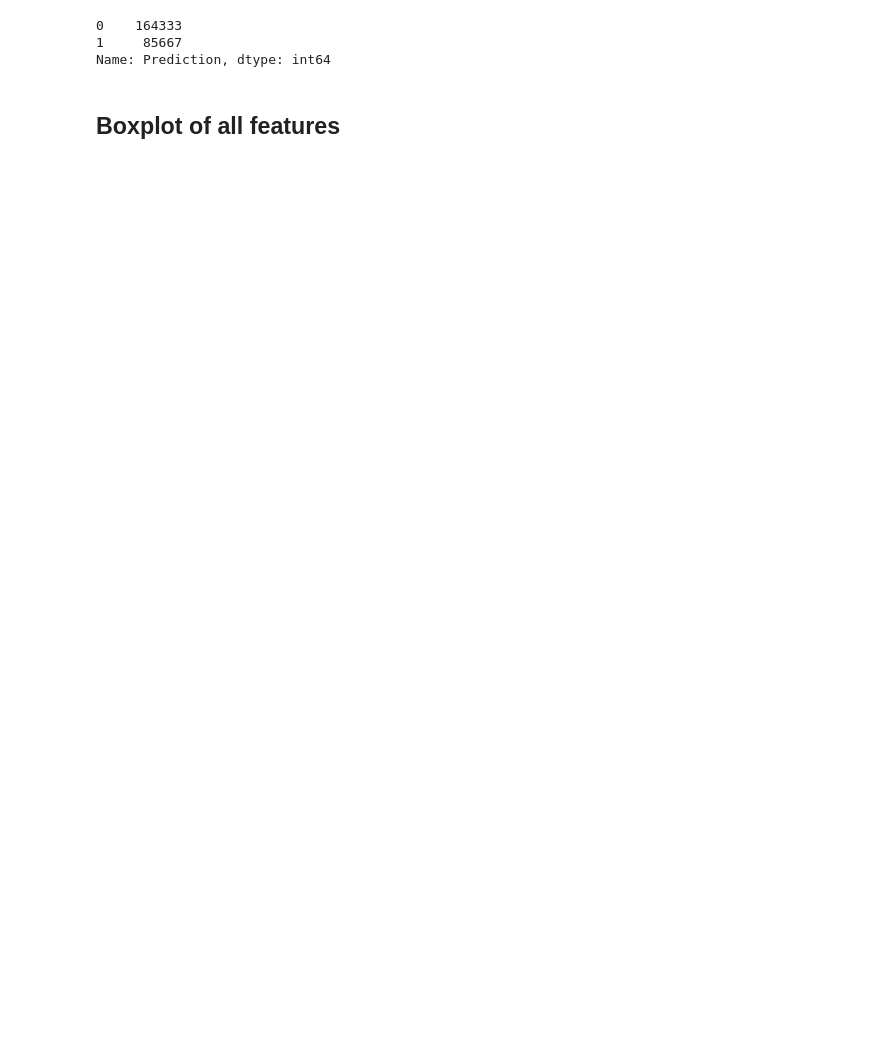
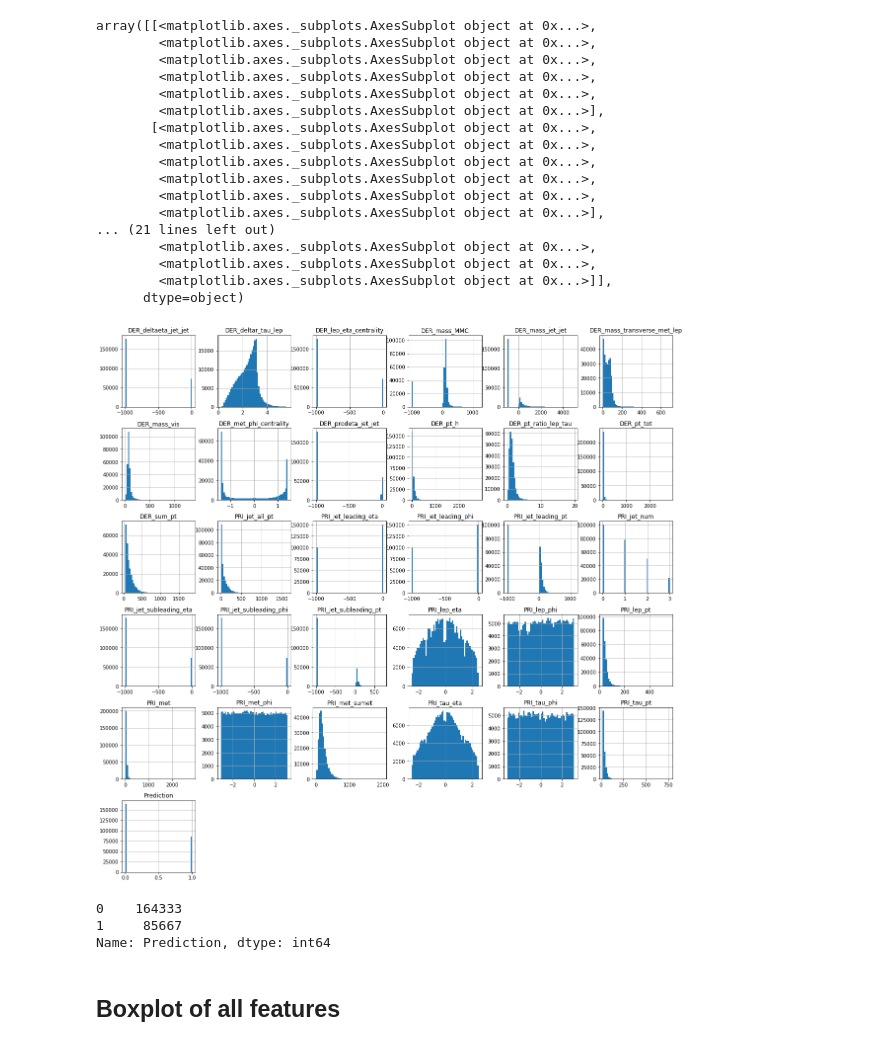
Before and after one commit to tlpss/ML-Project1, a Jupyter notebook: exploratory_data_analysis.ipynb, the cells around one changed output. Drawn from its saved outputs; the diff is of its cells as text; code cells hidden in the pictures; blank space fills up the shorter version.

```diff
--- a/exploratory_data_analysis.ipynb
+++ b/exploratory_data_analysis.ipynb
@@ -60,3 +74,27 @@ df
+# %%
+df.hist(bins=50, figsize=(20,20))
+#note how the -999.0 values correspond to "null"
+# some features are quite useless on first sight
+#also lots of fat-tail distributions
+# %% [output]
+array([[<matplotlib.axes._subplots.AxesSubplot object at 0x...>,
+        <matplotlib.axes._subplots.AxesSubplot object at 0x...>,
+        <matplotlib.axes._subplots.AxesSubplot object at 0x...>,
+        <matplotlib.axes._subplots.AxesSubplot object at 0x...>,
+        <matplotlib.axes._subplots.AxesSubplot object at 0x...>,
+        <matplotlib.axes._subplots.AxesSubplot object at 0x...>],
+       [<matplotlib.axes._subplots.AxesSubplot object at 0x...>,
+        <matplotlib.axes._subplots.AxesSubplot object at 0x...>,
+        <matplotlib.axes._subplots.AxesSubplot object at 0x...>,
+        <matplotlib.axes._subplots.AxesSubplot object at 0x...>,
+        <matplotlib.axes._subplots.AxesSubplot object at 0x...>,
+        <matplotlib.axes._subplots.AxesSubplot object at 0x...>],
+... (21 lines left out)
+        <matplotlib.axes._subplots.AxesSubplot object at 0x...>,
+        <matplotlib.axes._subplots.AxesSubplot object at 0x...>,
+        <matplotlib.axes._subplots.AxesSubplot object at 0x...>]],
+      dtype=object)
+[figure, added]
 # %%
 df['Prediction'].value_counts()
 # %% [output]
```
Also changed, not shown: parts of 3 cells of this notebook.
